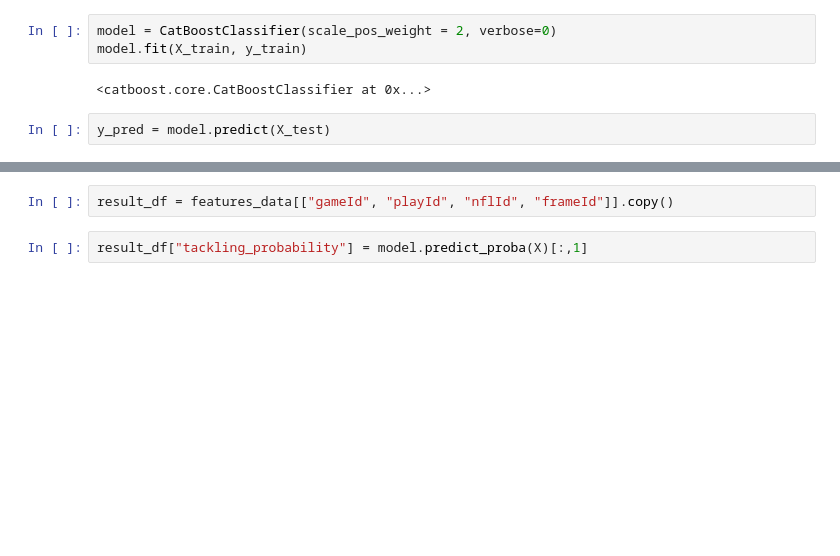
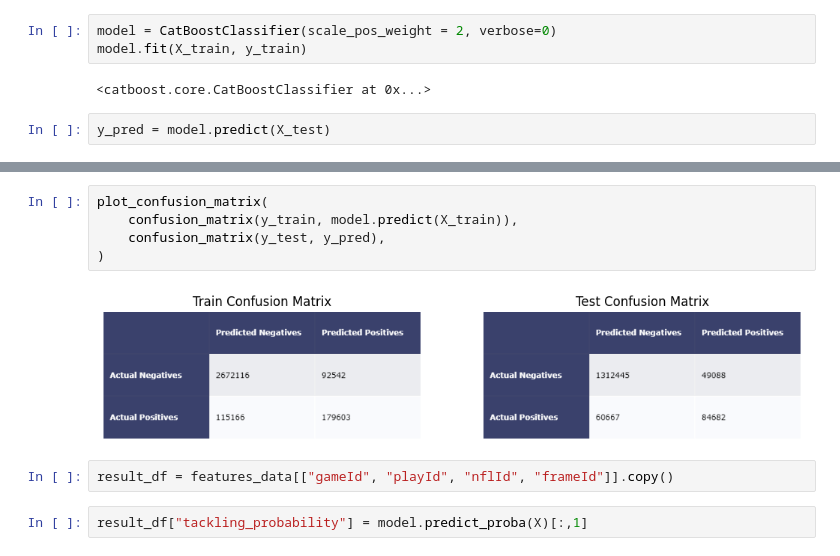
Before and after one commit to MLecardonnel/ExpectedTackling, a Jupyter notebook: notebooks/training.ipynb, the cells around one changed output, grey strips where cells are left out. Saved outputs shown, nothing was run; the diff lists cells and outputs as text; blank space fills up the shorter version.

Commit message:
Probability model confusion matrix.

```diff
--- a/notebooks/training.ipynb
+++ b/notebooks/training.ipynb
@@ -61,3 +73,10 @@ array([[1311650,   50038],
+# %%
+plot_confusion_matrix(
+    confusion_matrix(y_train, model.predict(X_train)),
+    confusion_matrix(y_test, y_pred),
+)
+# %% [output]
+[figure, added]
 # %%
 result_df = features_data[["gameId", "playId", "nflId", "frameId"]].copy()
 # %%
```
Also changed, not shown: parts of 11 cells of this notebook, 1 other file.
